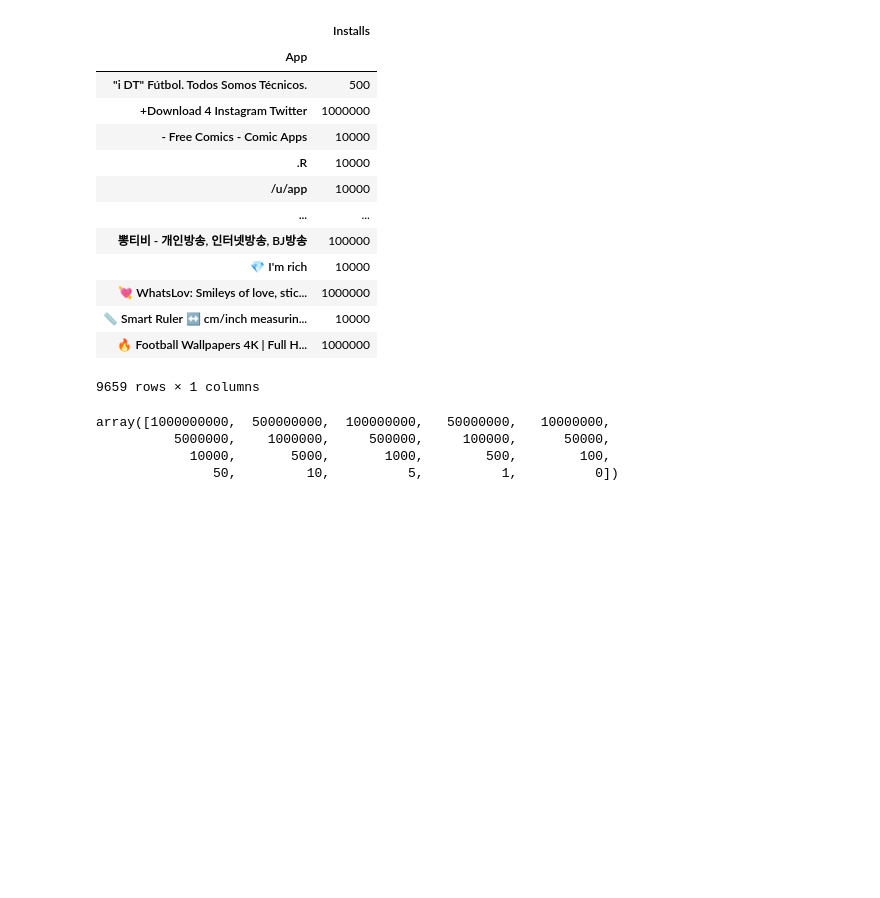
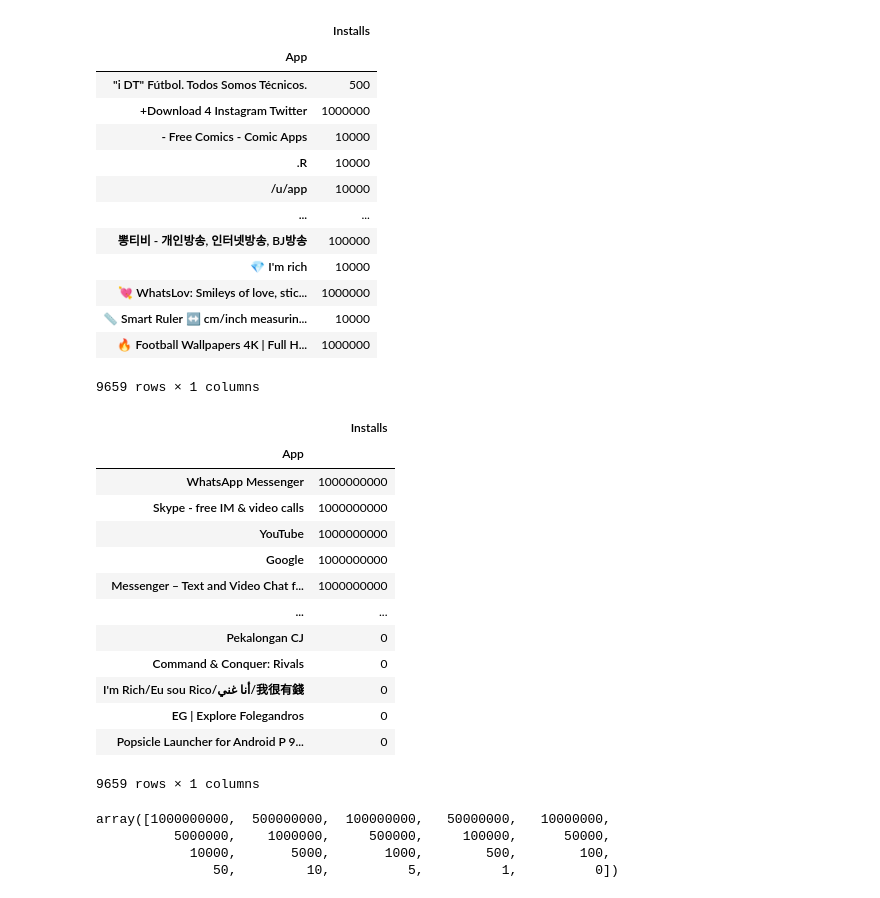
Before and after one commit to ayoub22222222/google-playstore-EDA, a Jupyter notebook: notebooks/EDA.ipynb, the cells around one changed output. Drawn from its saved outputs; the diff is of its cells as text; code cells hidden in the pictures; blank space fills up the shorter version.

```diff
--- a/notebooks/EDA.ipynb
+++ b/notebooks/EDA.ipynb
@@ -237,6 +233,23 @@ new_df
 9659 rows × 1 columns
 # %%
 sorted_value=new_df.sort_values(by='Installs', ascending=False)
+# %%
+sorted_value
+# %% [output]
+|  | Installs |
+| App |  |
+| WhatsApp Messenger | 1000000000 |
+| Skype - free IM & video calls | 1000000000 |
+| YouTube | 1000000000 |
+| Google | 1000000000 |
+| Messenger – Text and Video Chat f... | 1000000000 |
+| ... | ... |
+| Pekalongan CJ | 0 |
+| Command & Conquer: Rivals | 0 |
+| I'm Rich/Eu sou Rico/أنا غني/我很有錢 | 0 |
+| EG | Explore Folegandros | 0 |
+| Popsicle Launcher for Android P 9... | 0 |
+9659 rows × 1 columns
 # %%
 sorted_value['Installs'].unique()
 # %% [output]
```
Also changed, not shown: parts of 5 cells of this notebook, 1 other file.
